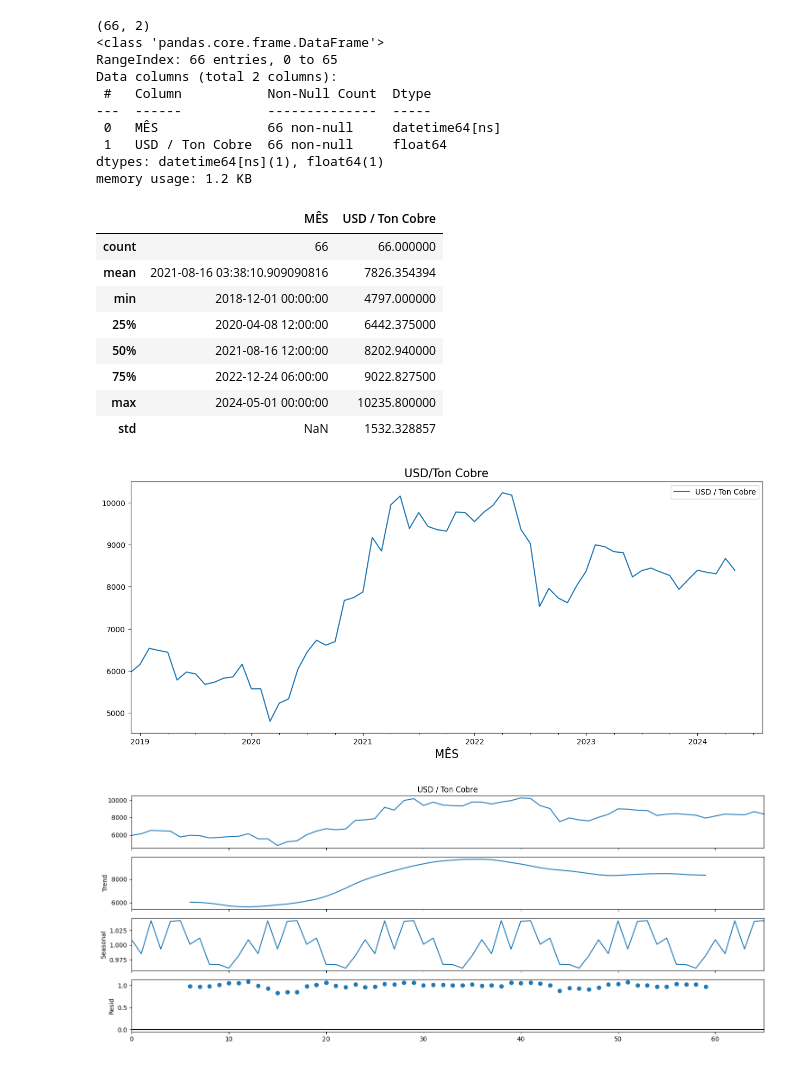
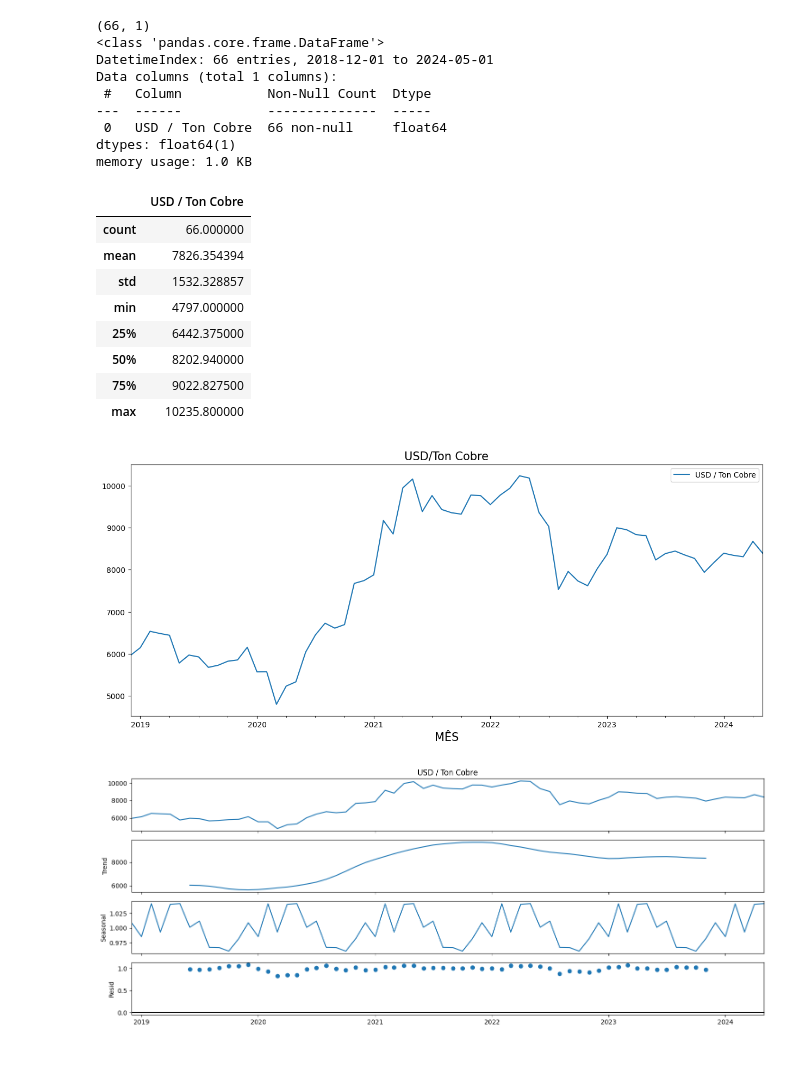
Before and after one commit to AxeShallFall/Projeto_Previsao_LME, a Jupyter notebook: lme.ipynb, the cells around one changed output. Drawn from its saved outputs; the diff is of its cells as text; code cells hidden in the pictures.

```diff
--- a/lme.ipynb
+++ b/lme.ipynb
@@ -15,5 +40,6 @@ rcParams['figure.figsize']=15,6
 # %%
-import pandas as pd
+# Função de parsing de datas
+dateparse = lambda dates: pd.to_datetime(dates, format='%m-%d-%Y')
 
 # Caminho do arquivo Excel
 arquivo_excel = './dataset.xlsx'
@@ -22,8 +48,25 @@ arquivo_excel = './dataset.xlsx'
 nome_aba = 'historicoLME'
 
 # Lendo o arquivo Excel e carregando a aba especificada em um DataFrame
-df = pd.read_excel(arquivo_excel, sheet_name=nome_aba)
+df = pd.read_excel(arquivo_excel, sheet_name=nome_aba, parse_dates=['MÊS'], date_parser=dateparse)
 
-# Exibindo as primeiras linhas do DataFrame para ver se está tudo certo
-print(df.head())
+# Função para alterar o ano
+def alterar_ano(data):
+    year_str = str(data.year)
+    if year_str.startswith('22'):
+        new_year_str = '20' + year_str[2:]
+        return data.replace(year=int(new_year_str))
+    return data
+
+# Aplicar a função na coluna 'MÊS'
+df['MÊS'] = df['MÊS'].map(alterar_ano)
+
+# Definindo a coluna 'MÊS' como índice
+df.set_index('MÊS', inplace=True)
+
+# Ordenando o DataFrame pelo índice
+df = df.sort_index()
+
+# Exibindo o DataFrame resultante
+print(df.tail())
 # %% [output]
@@ -36,13 +79,0 @@ print(df.head())
-# %%
-def alterar_ano(data):
-    year_str = str(data.year)
-    if year_str.startswith('22'):
-        new_year_str = '20' + year_str[2:]
-        return data.replace(year=int(new_year_str))
-    return data
-
-# Aplicar a função no DataFrame
-df['MÊS'] = df['MÊS'].apply(alterar_ano)
-
-# Exibindo o DataFrame resultante
-print(df)
@@ -82,34 +99,31 @@ print(dfcobre.shape)
 dfcobre.info()
 dfcobre.describe()
 # %% [output]
-(66, 2)
+(66, 1)
 <class 'pandas.core.frame.DataFrame'>
-RangeIndex: 66 entries, 0 to 65
-Data columns (total 2 columns):
+DatetimeIndex: 66 entries, 2018-12-01 to 2024-05-01
+Data columns (total 1 columns):
  #   Column           Non-Null Count  Dtype
 ---  ------           --------------  -----
- 0   MÊS              66 non-null     datetime64[ns]
- 1   USD / Ton Cobre  66 non-null     float64
-dtypes: datetime64[ns](1), float64(1)
-memory usage: 1.2 KB
+ 0   USD / Ton Cobre  66 non-null     float64
+dtypes: float64(1)
+memory usage: 1.0 KB
-|  | MÊS | USD / Ton Cobre |
-| count | 66 | 66.000000 |
-| mean | 2021-08-16 03:38:10.909090816 | 7826.354394 |
-| min | 2018-12-01 00:00:00 | 4797.000000 |
-| 25% | 2020-04-08 12:00:00 | 6442.375000 |
-| 50% | 2021-08-16 12:00:00 | 8202.940000 |
-| 75% | 2022-12-24 06:00:00 | 9022.827500 |
-| max | 2024-05-01 00:00:00 | 10235.800000 |
-| std | NaN | 1532.328857 |
+|  | USD / Ton Cobre |
+| count | 66.000000 |
+| mean | 7826.354394 |
+| std | 1532.328857 |
+| min | 4797.000000 |
+| 25% | 6442.375000 |
+| 50% | 8202.940000 |
+| 75% | 9022.827500 |
+| max | 10235.800000 |
 # %%
-dfcobre.plot(x='MÊS', y='USD / Ton Cobre')
-#x=dfcobre['MÊS']
-#y=dfcobre['USD / Ton Cobre']
+dfcobre.plot(y='USD / Ton Cobre')
 plt.xlabel('MÊS',size=15)
 plt.title('USD/Ton Cobre',size=15)
 plt.show()
 # %% [output]
-[figure, old version]
+[figure, new version]
 # %%
 from statsmodels.tsa.seasonal import seasonal_decompose
 from statsmodels.graphics.tsaplots import plot_acf
@@ -119,4 +133,4 @@ fig = decomposicao.plot()
 plt.tight_layout()
 plt.show()
 # %% [output]
-[figure, old version]
+[figure, new version]
```
Also changed, not shown: parts of 41 cells of this notebook, 2 other files.
